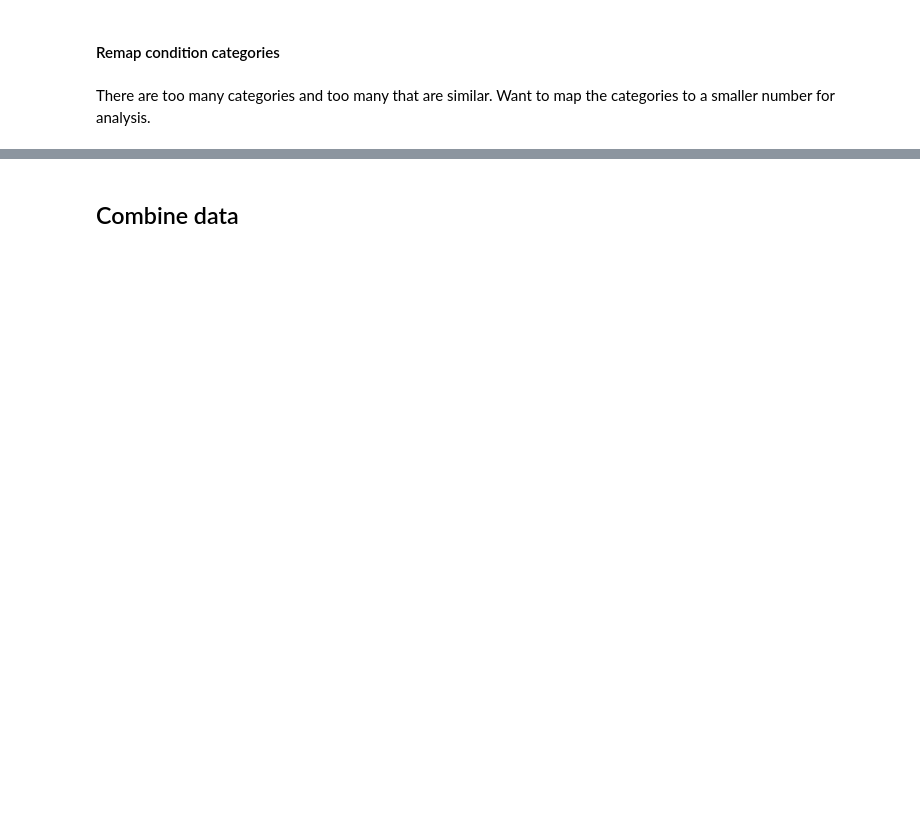
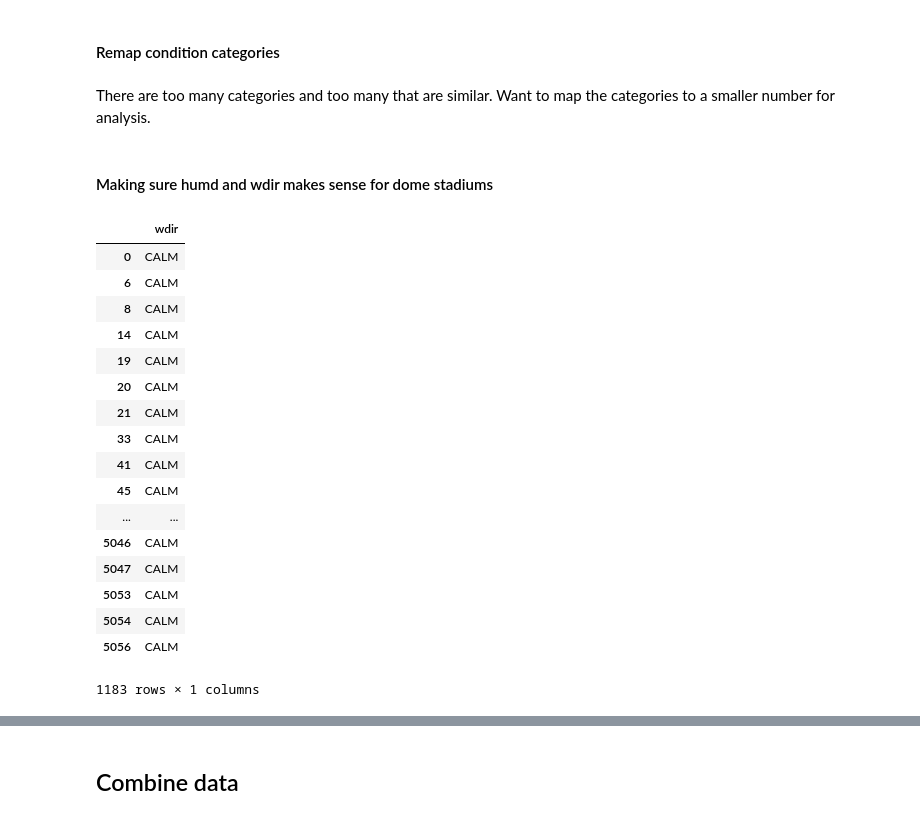
Before and after one commit to jchristo12/fantasy_football, a Jupyter notebook: analysis/feature_analysis.ipynb, the cells around one changed output, grey strips where cells are left out. Saved outputs shown, nothing was run; the diff lists cells and outputs as text; code cells hidden in the pictures; blank space fills up the shorter version.

Commit message:
Work on fixing conditions NaNs

```diff
--- a/analysis/feature_analysis.ipynb
+++ b/analysis/feature_analysis.ipynb
@@ -226,3 +305,27 @@ general_cond_flipped = {old: new for new, old_all in general_cond.items() for ol
 # %%
 #create a general conditions feature
 game['gen_cond'] = game['cond'].apply(lambda x: general_cond_flipped[x])
+# %% [markdown]
+#### Making sure humd and wdir makes sense for dome stadiums
+# %%
+#change indoor condition games' wdir to CALM
+game.loc[game['gen_cond']=='indoor_cond', ['wdir']].fillna('CALM')#, inplace=True)
+# %% [output]
+|  | wdir |
+| 0 | CALM |
+| 6 | CALM |
+| 8 | CALM |
+| 14 | CALM |
+| 19 | CALM |
+| 20 | CALM |
+| 21 | CALM |
+| 33 | CALM |
+| 41 | CALM |
+| 45 | CALM |
+| ... | ... |
+| 5046 | CALM |
+| 5047 | CALM |
+| 5053 | CALM |
+| 5054 | CALM |
+| 5056 | CALM |
+1183 rows × 1 columns
```
Also changed, not shown: parts of 17 cells of this notebook, 1 other file.
